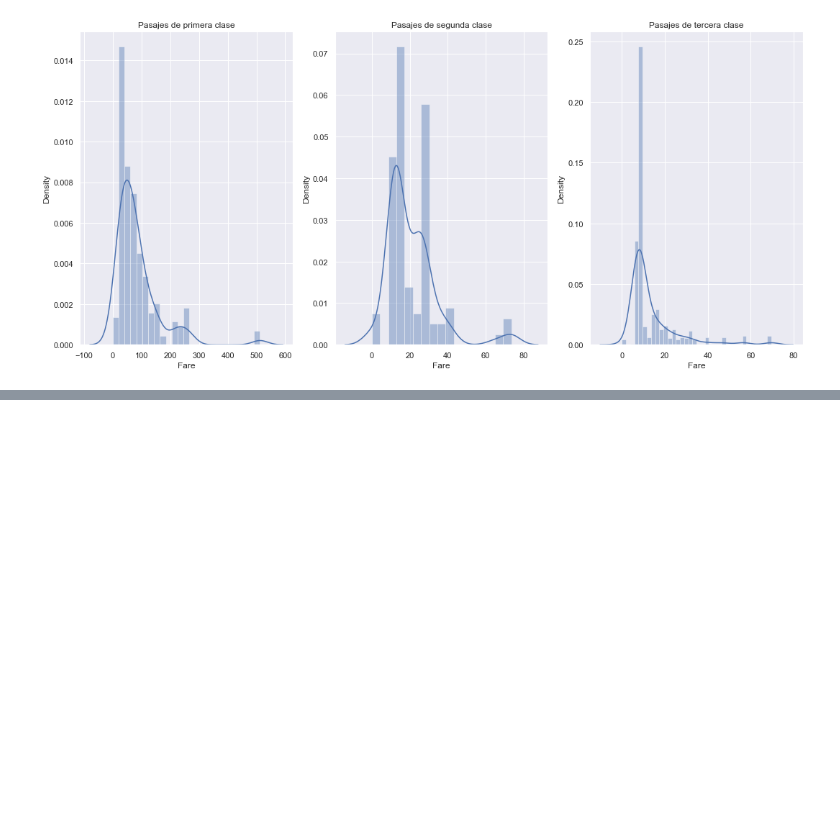
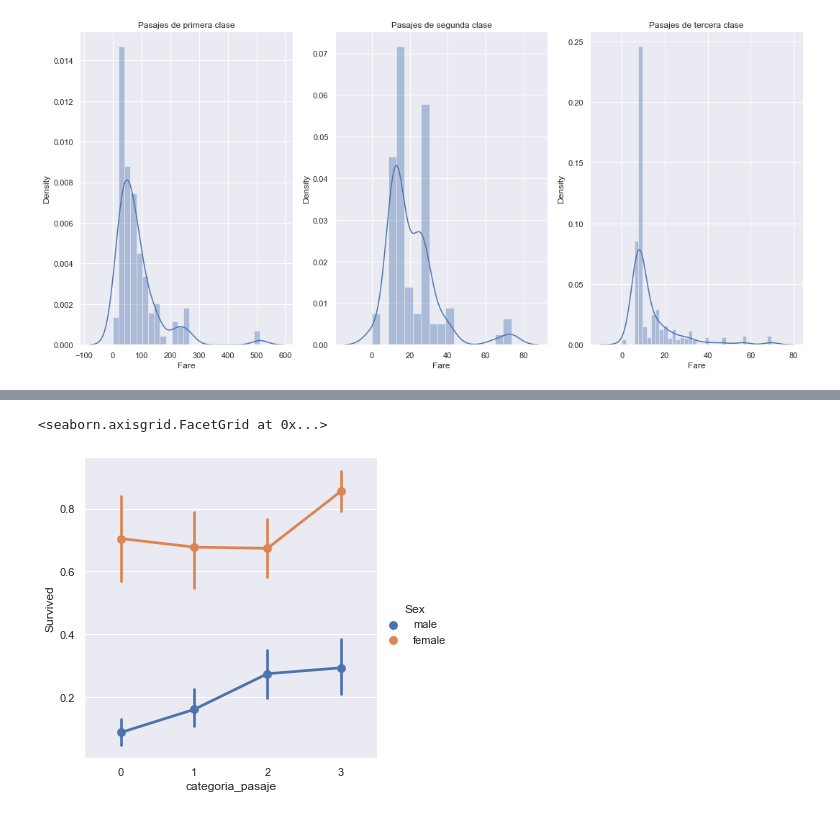
Before and after one commit to willknight27/analisis-datos-titanic, a Jupyter notebook: py-titanic.ipynb, the cells around one changed output, grey strips where cells are left out. Drawn from its saved outputs; the diff is of its cells as text; code cells hidden in the pictures; blank space fills up the shorter version.

```diff
--- a/py-titanic.ipynb
+++ b/py-titanic.ipynb
@@ -219,0 +285,16 @@ plt.show()
+# %%
+data['categoria_pasaje'] = 0
+
+# Uso del rango de precios del pasaje para generar la categoria_pasaje
+data.loc[ data['Fare'] <= 7.91, 'categoria_pasaje' ] = 0
+data.loc[ (data['Fare'] > 7.91) & (data['Fare'] <= 14.454), 'categoria_pasaje' ] = 1
+data.loc[ (data['Fare'] > 14.454) & (data['Fare'] <= 31.0), 'categoria_pasaje' ] = 2
+data.loc[ (data['Fare'] > 31.0) & (data['Fare'] <= 512.329), 'categoria_pasaje' ] = 3
+# %%
+
+sns.factorplot('categoria_pasaje', 'Survived', data = data, hue = 'Sex')
+# A medida que aumenta la categoria del pasaje aumenta la tasa de supervivencia
+# Las mujeres que compraron pasajes mas caros aseguraban su supervivencia
+# %% [output]
+<seaborn.axisgrid.FacetGrid at 0x...>
+[figure, added]
```
Also changed, not shown: parts of 12 cells of this notebook.
